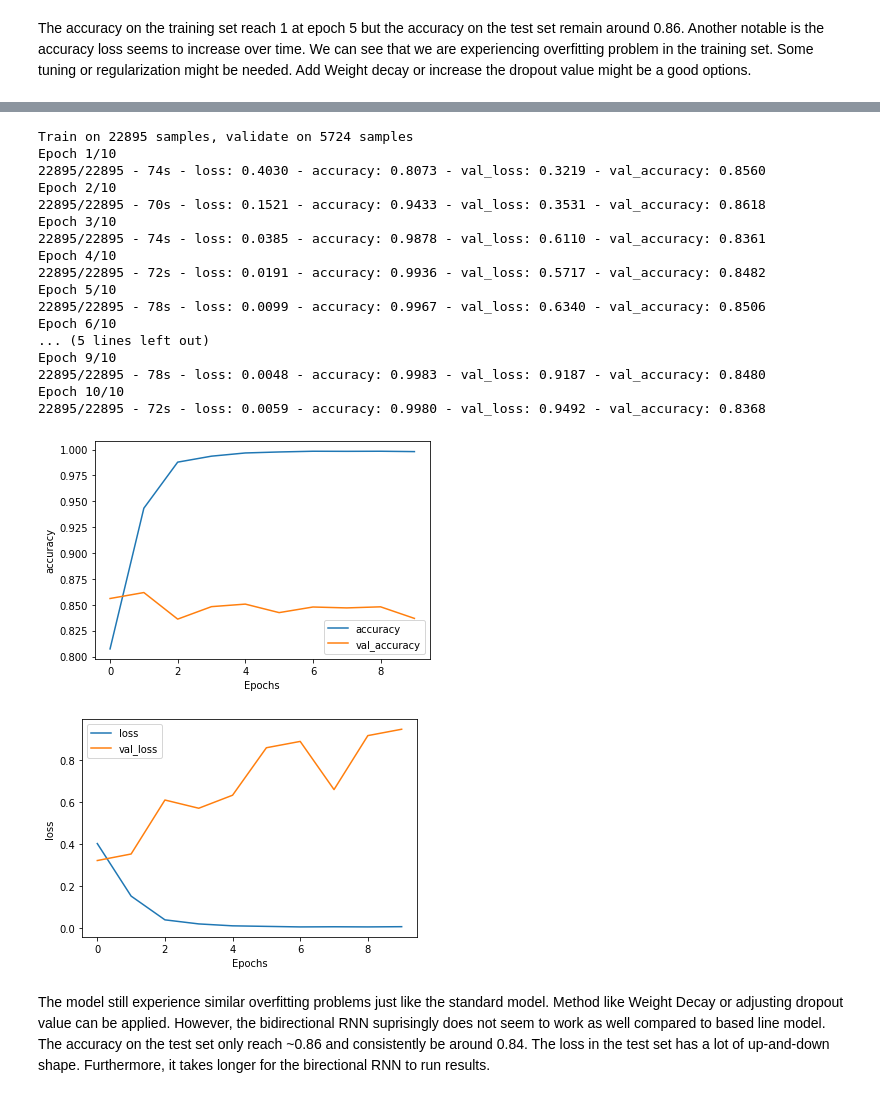
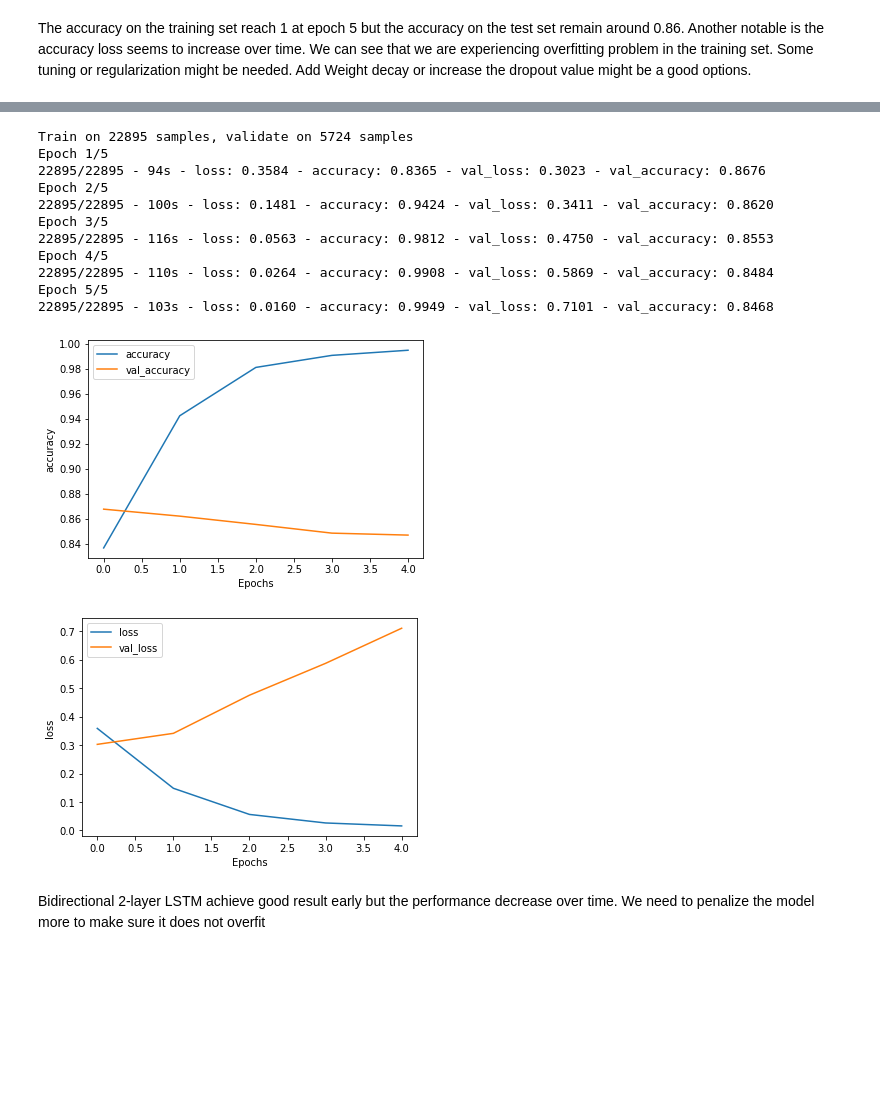
Before and after one commit to MinhDg00/sarcasm-detector-webapp, a Jupyter notebook: Sarcasm Detection v0.ipynb, the cells around one changed output, grey strips where cells are left out. Drawn from its saved outputs; the diff is of its cells as text; code cells hidden in the pictures; blank space fills up the shorter version.

```diff
--- a/Sarcasm Detection v0.ipynb
+++ b/Sarcasm Detection v0.ipynb
@@ -186,0 +221,3 @@ The accuracy on the training set reach 1 at epoch 5 but the accuracy on the test
+# %%
+ConvMax = model.fit(train_padded, train_labels, epochs = num_epochs,
+                    validation_data = (test_padded, test_labels), verbose =2)
@@ -186,0 +242,12 @@ The accuracy on the training set reach 1 at epoch 5 but the accuracy on the test
+# %%
+# Accuracy and Loss Plot
+def plot_al(ConvMax, string):
+    plt.plot(ConvMax.history[string])
+    plt.plot(ConvMax.history['val_'+ string])
+    plt.xlabel('Epochs')
+    plt.ylabel(string)
+    plt.legend([string, 'val_'+ string])
+    plt.show()
+
+plot_al(ConvMax, "accuracy")
+plot_al(ConvMax, 'loss')
@@ -189,13 +262,13 @@ The accuracy on the training set reach 1 at epoch 5 but the accuracy on the test
 # %%
 model = tf.keras.Sequential([
-    Embedding(vocab_size+1, embedding_dim, input_length=max_length),
+    tf.keras.layers.Embedding(vocab_size, embedding_dim, input_length=max_length),
     Dropout(0.2),
-    Conv1D(64, 5, activation='relu'),
-    MaxPooling1D(pool_size=4),
     Bidirectional(LSTM(64, return_sequences = True)),
     Bidirectional(LSTM(32)),
-    Dense(1, activation='sigmoid')
+    tf.keras.layers.Dense(24, activation='relu'),
+    tf.keras.layers.Dense(1, activation='sigmoid')
 ])
+
 model.compile(loss='binary_crossentropy',optimizer='adam',metrics=['accuracy'])
 model.summary()
 # %% [output]
@@ -217,41 +290,35 @@ Trainable params: 6,527,937
 Non-trainable params: 0
 _________________________________________________________________
 # %%
-LTSM2 = model.fit(train_padded, train_labels, epochs = num_epochs,
+num_epochs = 5
+BiLSTM2 = model.fit(train_padded, train_labels, epochs = num_epochs,
                     validation_data = (test_padded, test_labels), verbose =2)
 # %% [output]
 Train on 22895 samples, validate on 5724 samples
-Epoch 1/10
-22895/22895 - 74s - loss: 0.4030 - accuracy: 0.8073 - val_loss: 0.3219 - val_accuracy: 0.8560
-Epoch 2/10
-22895/22895 - 70s - loss: 0.1521 - accuracy: 0.9433 - val_loss: 0.3531 - val_accuracy: 0.8618
-Epoch 3/10
-22895/22895 - 74s - loss: 0.0385 - accuracy: 0.9878 - val_loss: 0.6110 - val_accuracy: 0.8361
-Epoch 4/10
-22895/22895 - 72s - loss: 0.0191 - accuracy: 0.9936 - val_loss: 0.5717 - val_accuracy: 0.8482
-Epoch 5/10
-22895/22895 - 78s - loss: 0.0099 - accuracy: 0.9967 - val_loss: 0.6340 - val_accuracy: 0.8506
-Epoch 6/10
-... (5 lines left out)
-Epoch 9/10
-22895/22895 - 78s - loss: 0.0048 - accuracy: 0.9983 - val_loss: 0.9187 - val_accuracy: 0.8480
-Epoch 10/10
-22895/22895 - 72s - loss: 0.0059 - accuracy: 0.9980 - val_loss: 0.9492 - val_accuracy: 0.8368
+Epoch 1/5
+22895/22895 - 94s - loss: 0.3584 - accuracy: 0.8365 - val_loss: 0.3023 - val_accuracy: 0.8676
+Epoch 2/5
+22895/22895 - 100s - loss: 0.1481 - accuracy: 0.9424 - val_loss: 0.3411 - val_accuracy: 0.8620
+Epoch 3/5
+22895/22895 - 116s - loss: 0.0563 - accuracy: 0.9812 - val_loss: 0.4750 - val_accuracy: 0.8553
+Epoch 4/5
+22895/22895 - 110s - loss: 0.0264 - accuracy: 0.9908 - val_loss: 0.5869 - val_accuracy: 0.8484
+Epoch 5/5
+22895/22895 - 103s - loss: 0.0160 - accuracy: 0.9949 - val_loss: 0.7101 - val_accuracy: 0.8468
 # %%
 # Accuracy and Loss Plot
-def plot_al(LTSM2, string):
-    plt.plot(LTSM2.history[string])
-    plt.plot(LTSM2.history['val_'+ string])
+def plot_al(BiLSTM2, string):
+    plt.plot(BiLSTM2.history[string])
+    plt.plot(BiLSTM2.history['val_'+ string])
     plt.xlabel('Epochs')
     plt.ylabel(string)
     plt.legend([string, 'val_'+ string])
     plt.show()
 
-plot_al(LTSM2, "accuracy")
-plot_al(LTSM2, 'loss')
+plot_al(BiLSTM2, "accuracy")
+plot_al(BiLSTM2, 'loss')
 # %% [output]
-[figure, old version]
+[figure, new version]
-[figure, old version]
+[figure, new version]
-# %% [markdown]
-The model still experience similar overfitting problems just like the standard model. Method like Weight Decay or adjusting dropout value can be applied.
-However, the bidirectional RNN suprisingly does not seem to work as well compared to based line model. The accuracy on the test set only reach ~0.86 and consistently be around 0.84. The loss in the test set has a lot of up-and-down shape. Furthermore, it takes longer for the birectional RNN to run results.
+# %% [markdown]
+Bidirectional 2-layer LSTM achieve good result early but the performance decrease over time. We need to penalize the model more to make sure it does not overfit
```
Also changed, not shown: parts of 10 cells of this notebook.
